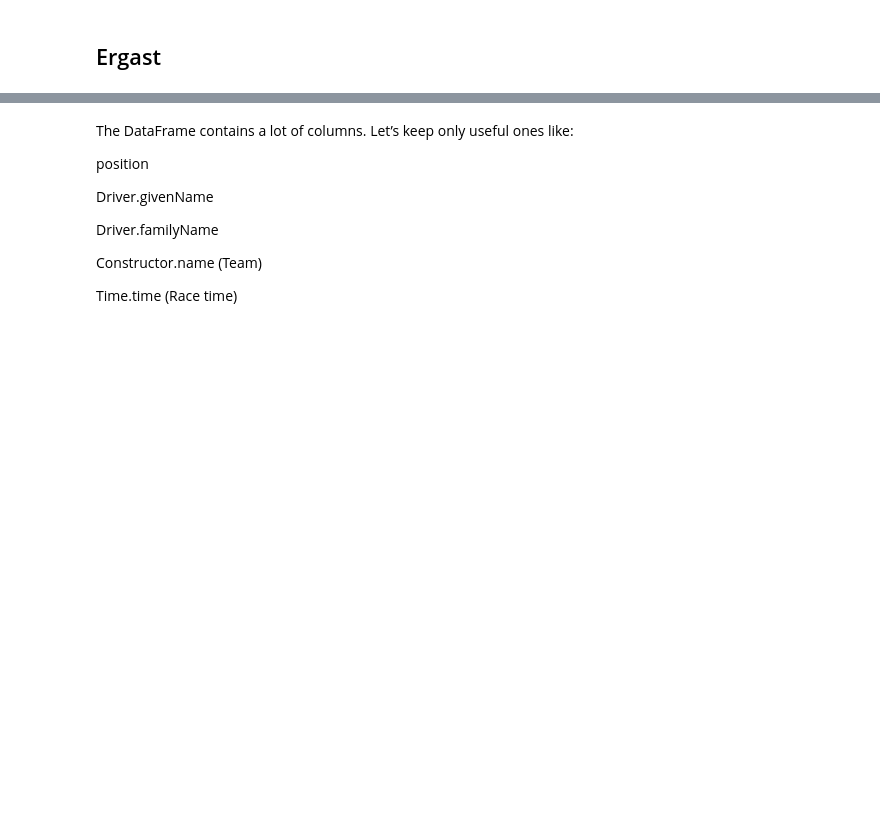
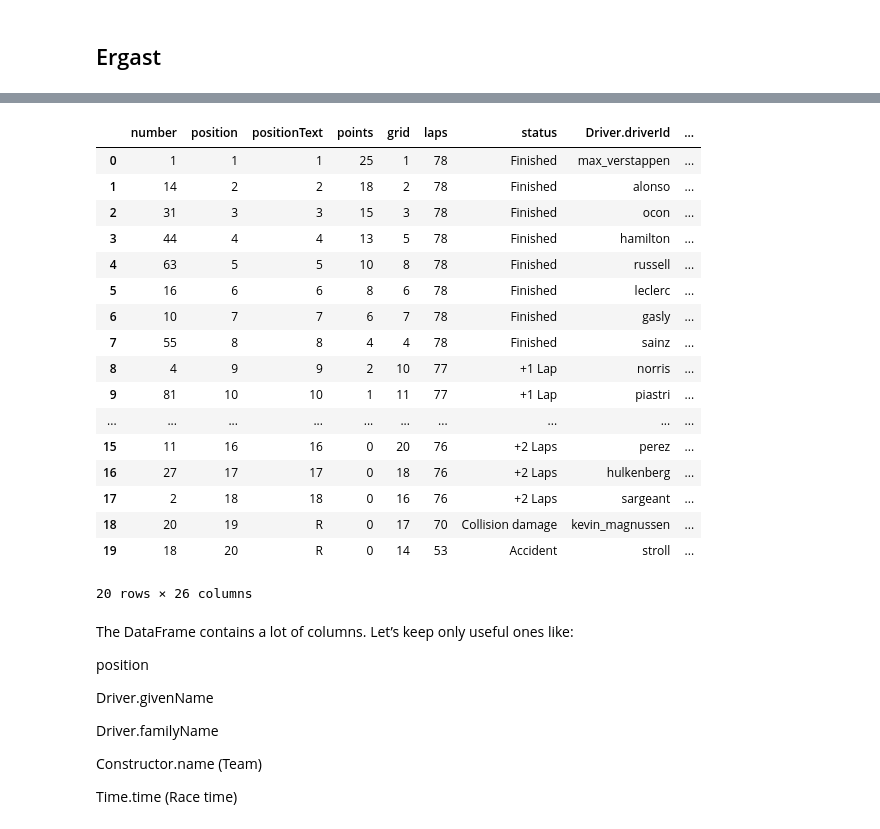
Before and after one commit to pranavvats32/F1-RaceWinner-Prediction-using-ML, a Jupyter notebook: f1.ipynb, the cells around one changed output, grey strips where cells are left out. Cells and saved outputs as stored; diff of their text form; code cells hidden in the pictures; blank space fills up the shorter version.

Commit message:
data cleaned and merged

```diff
--- a/f1.ipynb
+++ b/f1.ipynb
@@ -166,0 +109,19 @@ print(df.head())
+# %%
+import requests
+import pandas as pd
+
+# Fetch Monaco 2023 race results
+url = "http://ergast.com/api/f1/2023/6/results.json"
+response = requests.get(url)
+data = response.json()
+
+# Confirm it's Monaco GP
+race_info = data['MRData']['RaceTable']['Races'][0]
+print(f"Race: {race_info['raceName']} on {race_info['date']}")
+
+# Extract and normalize results
+results = race_info['Results']
+monaco2023results= pd.json_normalize(results)
+
+# Preview
+print(monaco2023results.head())
@@ -167,3 +146,24 @@ print(df.head())
+# %%
+monaco2023results
+# %% [output]
+|  | number | position | positionText | points | grid | laps | status | Driver.driverId | ... |
+| 0 | 1 | 1 | 1 | 25 | 1 | 78 | Finished | max_verstappen | ... |
+| 1 | 14 | 2 | 2 | 18 | 2 | 78 | Finished | alonso | ... |
+| 2 | 31 | 3 | 3 | 15 | 3 | 78 | Finished | ocon | ... |
+| 3 | 44 | 4 | 4 | 13 | 5 | 78 | Finished | hamilton | ... |
+| 4 | 63 | 5 | 5 | 10 | 8 | 78 | Finished | russell | ... |
+| 5 | 16 | 6 | 6 | 8 | 6 | 78 | Finished | leclerc | ... |
+| 6 | 10 | 7 | 7 | 6 | 7 | 78 | Finished | gasly | ... |
+| 7 | 55 | 8 | 8 | 4 | 4 | 78 | Finished | sainz | ... |
+| 8 | 4 | 9 | 9 | 2 | 10 | 77 | +1 Lap | norris | ... |
+| 9 | 81 | 10 | 10 | 1 | 11 | 77 | +1 Lap | piastri | ... |
+| ... | ... | ... | ... | ... | ... | ... | ... | ... | ... |
+| 15 | 11 | 16 | 16 | 0 | 20 | 76 | +2 Laps | perez | ... |
+| 16 | 27 | 17 | 17 | 0 | 18 | 76 | +2 Laps | hulkenberg | ... |
+| 17 | 2 | 18 | 18 | 0 | 16 | 76 | +2 Laps | sargeant | ... |
+| 18 | 20 | 19 | R | 0 | 17 | 70 | Collision damage | kevin_magnussen | ... |
+| 19 | 18 | 20 | R | 0 | 14 | 53 | Accident | stroll | ... |
+20 rows × 26 columns
 # %% [markdown]
 The DataFrame contains a lot of columns. Let’s keep only useful ones like:
 
```
Also changed, not shown: parts of 32 cells of this notebook.
